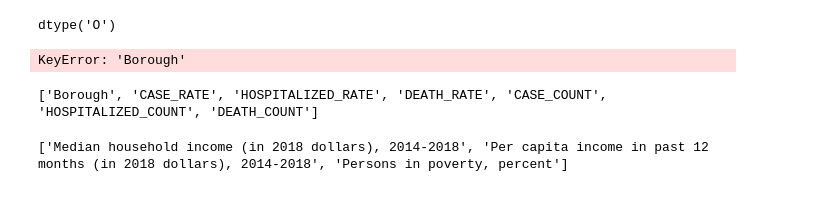
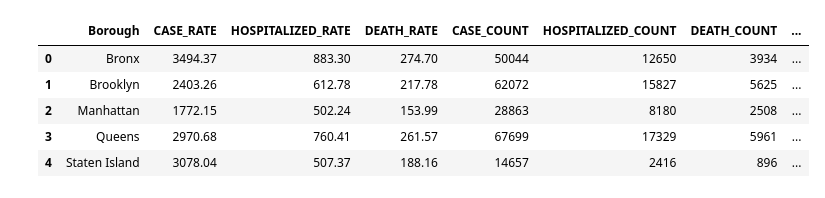
Before and after one commit to AMHlocal/Covid-19-and-NYC-Boroughs, a Jupyter notebook: data_viz/boro_death.ipynb, the cells around one changed output. Saved outputs shown, nothing was run; the diff lists cells and outputs as text; code cells hidden in the pictures.

Commit message:
Counts

```diff
--- a/data_viz/boro_death.ipynb
+++ b/data_viz/boro_death.ipynb
@@ -91,0 +52,3 @@ renamed.head()
+# %%
+boroughs = time.tail(6)
+boroughs
@@ -91,0 +63,5 @@ renamed.head()
+# %%
+borough = boroughs.drop(['Household Type', 'DataFormat', 'TimeFrame', 'Fips'], axis=1)
+
+borough.columns = ["Borough", "average_household_income"]
+borough
@@ -91,0 +76,8 @@ renamed.head()
+# %%
+spec_chars = [",", "$"]
+
+
+for char in spec_chars:
+    borough['average_household_income'] = borough['average_household_income'].str.replace(char,'')
+
+borough.head()
@@ -91,0 +91,2 @@ renamed.head()
+# %%
+borough['average_household_income'] = borough['average_household_income'].str.split().str.join("")
@@ -93,19 +103,13 @@ renamed.head()
 by_boro = "../Data Set/by-boro.csv"
 by_boro_df = pd.read_csv(by_boro)
 by_boro_df = by_boro_df.rename(columns={"BOROUGH_GROUP":"Borough"})
-# %%
-avg_income.dtypes
-# %% [output]
-dtype('O')
 # %%
-df_merge = pd.merge(by_boro_df, new, on='Borough')
+df_merge = pd.merge(by_boro_df, borough, on='Borough')
+df_merge.head()
 # %% [output]
-KeyError: 'Borough'
+|  | Borough | CASE_RATE | HOSPITALIZED_RATE | DEATH_RATE | CASE_COUNT | HOSPITALIZED_COUNT | DEATH_COUNT | ... |
+| 0 | Bronx | 3494.37 | 883.30 | 274.70 | 50044 | 12650 | 3934 | ... |
+| 1 | Brooklyn | 2403.26 | 612.78 | 217.78 | 62072 | 15827 | 5625 | ... |
+| 2 | Manhattan | 1772.15 | 502.24 | 153.99 | 28863 | 8180 | 2508 | ... |
+| 3 | Queens | 2970.68 | 760.41 | 261.57 | 67699 | 17329 | 5961 | ... |
+| 4 | Staten Island | 3078.04 | 507.37 | 188.16 | 14657 | 2416 | 896 | ... |
-# %%
-print(list(by_boro_df))
-# %% [output]
-['Borough', 'CASE_RATE', 'HOSPITALIZED_RATE', 'DEATH_RATE', 'CASE_COUNT', 'HOSPITALIZED_COUNT', 'DEATH_COUNT']
-# %%
-print(list(new))
-# %% [output]
-['Median household income (in 2018 dollars), 2014-2018', 'Per capita income in past 12 months (in 2018 dollars), 2014-2018', 'Persons in poverty, percent']
```
Also changed, not shown: parts of 20 cells of this notebook, 1 other file.
